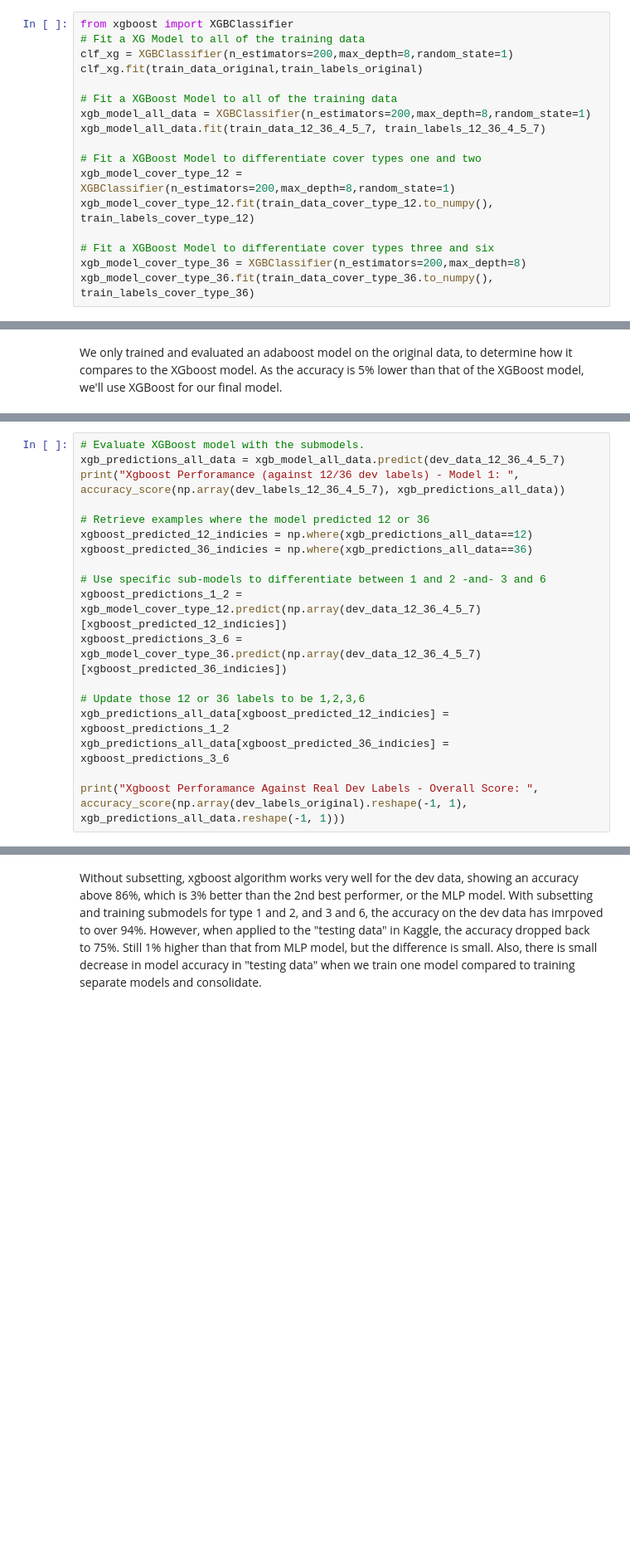
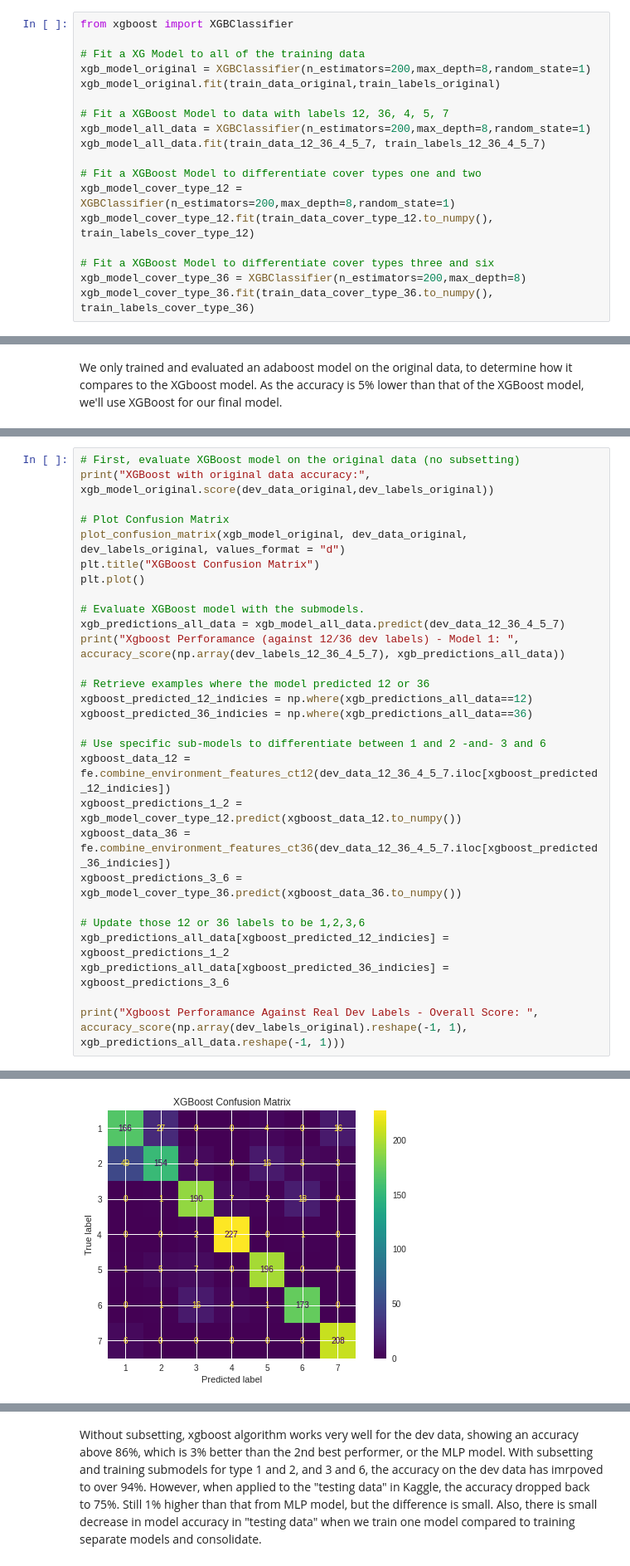
Before and after one commit to justinetaylor/mids-w207-final-project, a Jupyter notebook: clear_cut_solution.ipynb, the cells around one changed output, grey strips where cells are left out. Shown at 83% size. Saved outputs shown, nothing was run; the diff lists cells and outputs as text; blank space fills up the shorter version.

```diff
--- a/clear_cut_solution.ipynb
+++ b/clear_cut_solution.ipynb
@@ -273,11 +327,12 @@ AdaBoostClassifier(base_estimator=DecisionTreeClassifier(max_depth=8),
 #### Xgboost
 # %%
 from xgboost import XGBClassifier
+
 # Fit a XG Model to all of the training data
-clf_xg = XGBClassifier(n_estimators=200,max_depth=8,random_state=1)
-clf_xg.fit(train_data_original,train_labels_original)
+xgb_model_original = XGBClassifier(n_estimators=200,max_depth=8,random_state=1)
+xgb_model_original.fit(train_data_original,train_labels_original)
 
-# Fit a XGBoost Model to all of the training data
+# Fit a XGBoost Model to data with labels 12, 36, 4, 5, 7
 xgb_model_all_data = XGBClassifier(n_estimators=200,max_depth=8,random_state=1)
 xgb_model_all_data.fit(train_data_12_36_4_5_7, train_labels_12_36_4_5_7)
 
@@ -478,4 +504,12 @@ accuracy: 0.873015873015873
 # %%
+# First, evaluate XGBoost model on the original data (no subsetting)
+print("XGBoost with original data accuracy:", xgb_model_original.score(dev_data_original,dev_labels_original))
+
+# Plot Confusion Matrix
+plot_confusion_matrix(xgb_model_original, dev_data_original, dev_labels_original, values_format = "d")
+plt.title("XGBoost Confusion Matrix")
+plt.plot()
+
 # Evaluate XGBoost model with the submodels.
 xgb_predictions_all_data = xgb_model_all_data.predict(dev_data_12_36_4_5_7)
 print("Xgboost Perforamance (against 12/36 dev labels) - Model 1: ", accuracy_score(np.array(dev_labels_12_36_4_5_7), xgb_predictions_all_data))
@@ -485,8 +519,10 @@ xgboost_predicted_12_indicies = np.where(xgb_predictions_all_data==12)
 xgboost_predicted_36_indicies = np.where(xgb_predictions_all_data==36)
 
 # Use specific sub-models to differentiate between 1 and 2 -and- 3 and 6
-xgboost_predictions_1_2 = xgb_model_cover_type_12.predict(np.array(dev_data_12_36_4_5_7)[xgboost_predicted_12_indicies])
-xgboost_predictions_3_6 = xgb_model_cover_type_36.predict(np.array(dev_data_12_36_4_5_7)[xgboost_predicted_36_indicies])
+xgboost_data_12 = fe.combine_environment_features_ct12(dev_data_12_36_4_5_7.iloc[xgboost_predicted_12_indicies])
+xgboost_predictions_1_2 = xgb_model_cover_type_12.predict(xgboost_data_12.to_numpy())
+xgboost_data_36 = fe.combine_environment_features_ct36(dev_data_12_36_4_5_7.iloc[xgboost_predicted_36_indicies])
+xgboost_predictions_3_6 = xgb_model_cover_type_36.predict(xgboost_data_36.to_numpy())
 
 # Update those 12 or 36 labels to be 1,2,3,6
 xgb_predictions_all_data[xgboost_predicted_12_indicies] = xgboost_predictions_1_2
@@ -498,0 +536 @@ Xgboost Perforamance Against Real Dev Labels - Overall Score:  0.934523809523809
+[figure, added]
```
Also changed, not shown: parts of 66 cells of this notebook, 18 other files.
